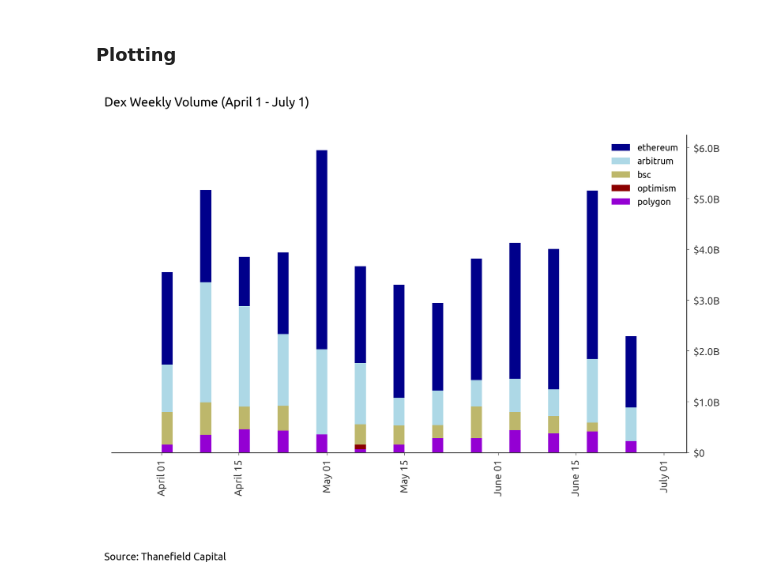
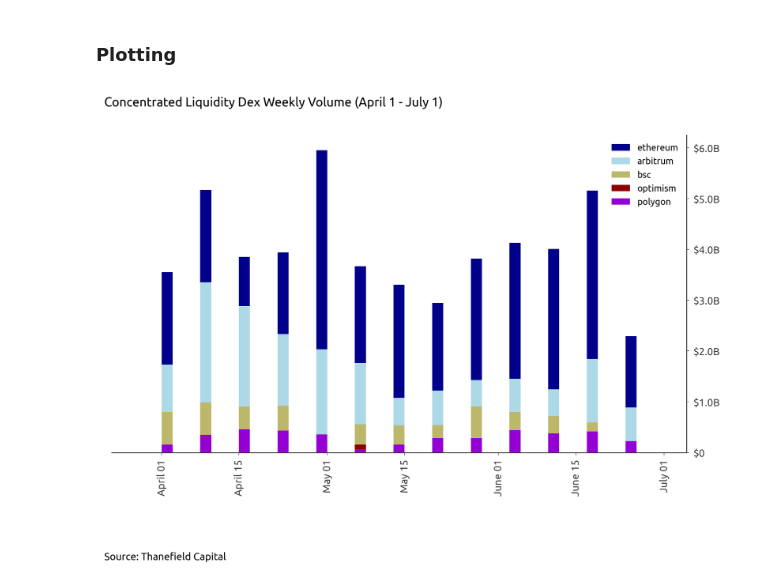
Before and after one commit to Evan-Kim2028/cross_chain_dexes, a Jupyter notebook: flow_dex_weekly_vol.ipynb, the cells around one changed output. Drawn from its saved outputs; the diff is of its cells as text; code cells hidden in the pictures.

```diff
--- a/flow_dex_weekly_vol.ipynb
+++ b/flow_dex_weekly_vol.ipynb
@@ -138,26 +138,26 @@ def format_y_ticks(value, pos):
         return f'${value:.0f}'
 # %%
 # Create the bar chart
-fig, ax = tc.chart('Dex Weekly Volume (April 1 - July 1)', dates=False)
+fig, ax = tc.chart('Concentrated Liquidity Dex Weekly Volume (April 1 - July 1)', dates=False)
 ax.bar(pd_chart['timestamp'], pd_chart['eth_vol'], color='darkblue', label='ethereum', align='edge', width=-2)
 ax.bar(pd_chart['timestamp'], pd_chart['arb_vol'], color='lightblue', label='arbitrum', align='edge', width=-2)
 ax.bar(pd_chart['timestamp'], pd_chart['bsc_vol'], color='darkkhaki', label='bsc', align='edge', width=-2)
 ax.bar(pd_chart['timestamp'], pd_chart['opt_vol'], color='darkred', label='optimism', align='edge', width=-2)
 ax.bar(pd_chart['timestamp'], pd_chart['poly_vol'], color='darkviolet', label='polygon', align='edge', width=-2)
 
 # Apply the custom formatting function to the y-axis
 ax.yaxis.set_major_formatter(ticker.FuncFormatter(format_y_ticks))
 
 ax.xaxis.set_major_formatter(mdates.DateFormatter('%B %d'))
 
 
 # formatting
 tc.legend(ax)
 tc.set_xmargin(ax, margin=.05)
 # plt.tight_layout()
 plt.xticks(rotation=90)
 
 # save chart
 tc.save('charts/dex_weekly_vol.png')
 # %% [output]
-[figure, old version]
+[figure, new version]
```
Also changed, not shown: 9 other files.
